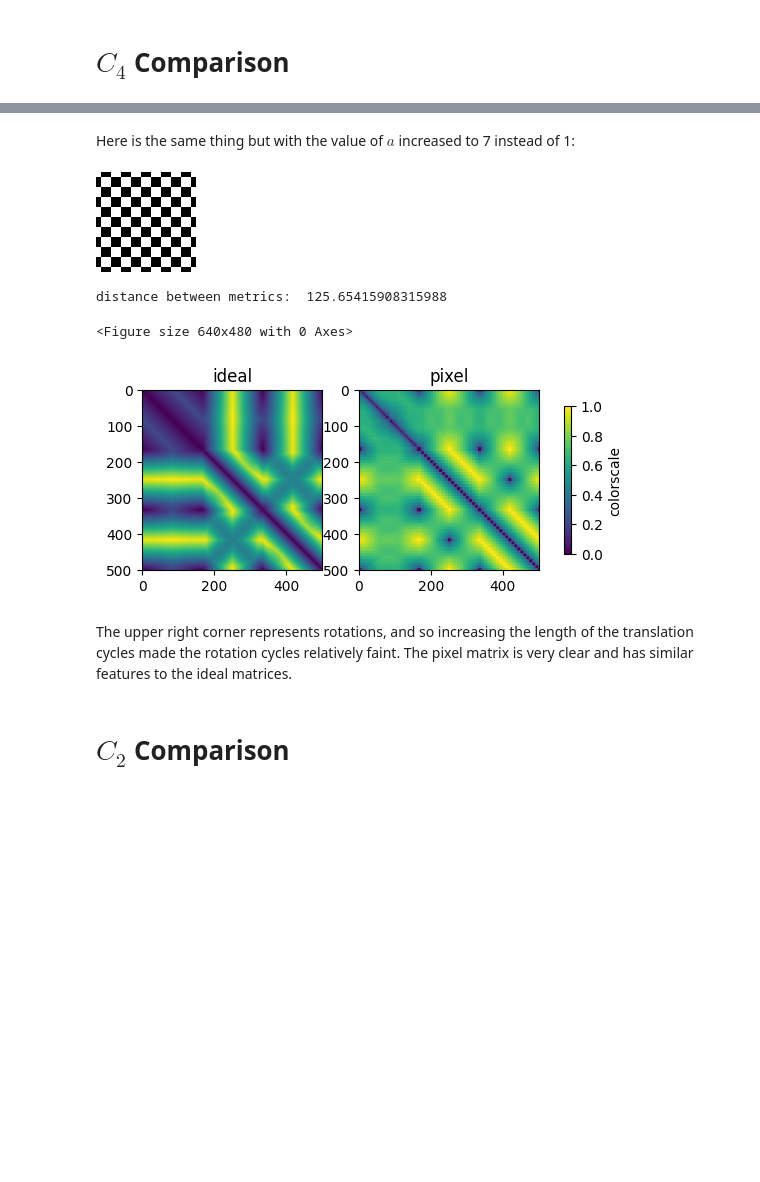
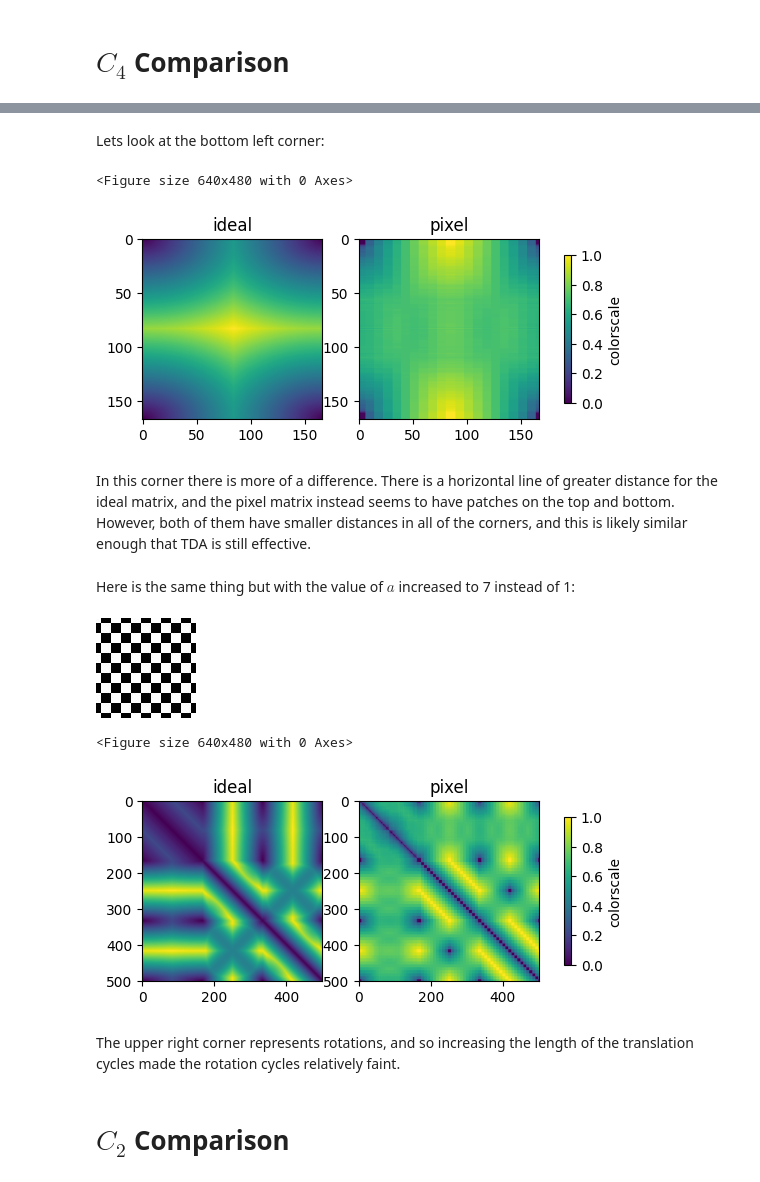
Before and after one commit to kyleormsby/persistent-symmetry, a Jupyter notebook: public/6_compare_idealized_distance_matrix.ipynb, the cells around one changed output, grey strips where cells are left out. Cells and saved outputs as stored; diff of their text form; code cells hidden in the pictures; blank space fills up the shorter version.

```diff
--- a/public/6_compare_idealized_distance_matrix.ipynb
+++ b/public/6_compare_idealized_distance_matrix.ipynb
@@ -402,3 +407,14 @@ There are some similar features between the two matrices and the cycles are fain
+# %% [markdown]
+Lets look at the bottom left corner:
+# %%
+ideal_small = D_ideal[0:167, 333:500]
+pixel_small = D_pixel[0:167, 333:500]
+create_plt(ideal_small, pixel_small)
+# %% [output]
+<Figure size 640x480 with 0 Axes>
+[figure, added]
+# %% [markdown]
+In this corner there is more of a difference. There is a horizontal line of greater distance for the ideal matrix, and the pixel matrix instead seems to have patches on the top and bottom. However, both of them have smaller distances in all of the corners, and this is likely similar enough that TDA is still effective.
 # %% [markdown]
 Here is the same thing but with the value of $a$ increased to 7 instead of 1:
 # %%
@@ -419,15 +435,13 @@ D_pixel = pairwise_distances(c4_isoms_pixels)
 D_ideal = normalize(D_ideal)
 D_pixel = normalize(D_pixel)
 
-print("distance between metrics: ", dist(D_ideal.reshape(-1),D_pixel.reshape(-1)))
 create_plt(D_ideal, D_pixel)
 # %% [output]
 [figure]
-distance between metrics:  125.65415908315988
+<Figure size 640x480 with 0 Axes>
-<Figure size 640x480 with 0 Axes>
 [figure]
 # %% [markdown]
-The upper right corner represents rotations, and so increasing the length of the translation cycles made the rotation cycles relatively faint. The pixel matrix is very clear and has similar features to the ideal matrices.
+The upper right corner represents rotations, and so increasing the length of the translation cycles made the rotation cycles relatively faint.
 # %% [markdown]
 # $C_2$ Comparison
 # %%
```
Also changed, not shown: parts of 32 cells of this notebook.
